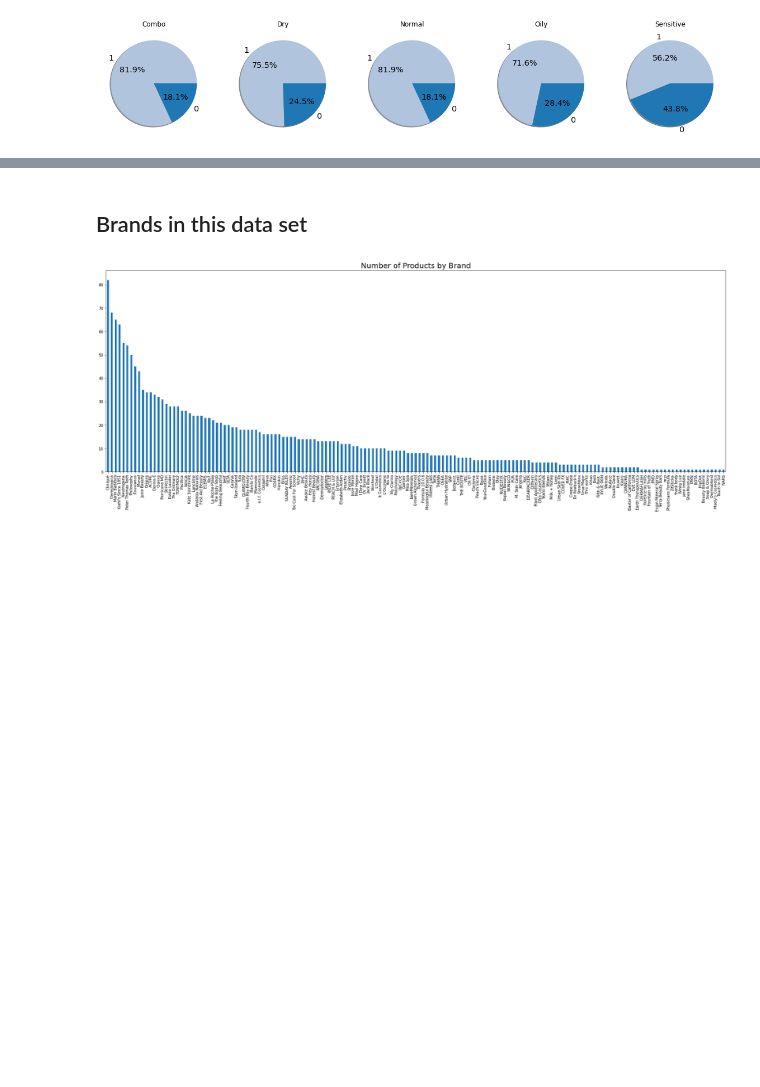
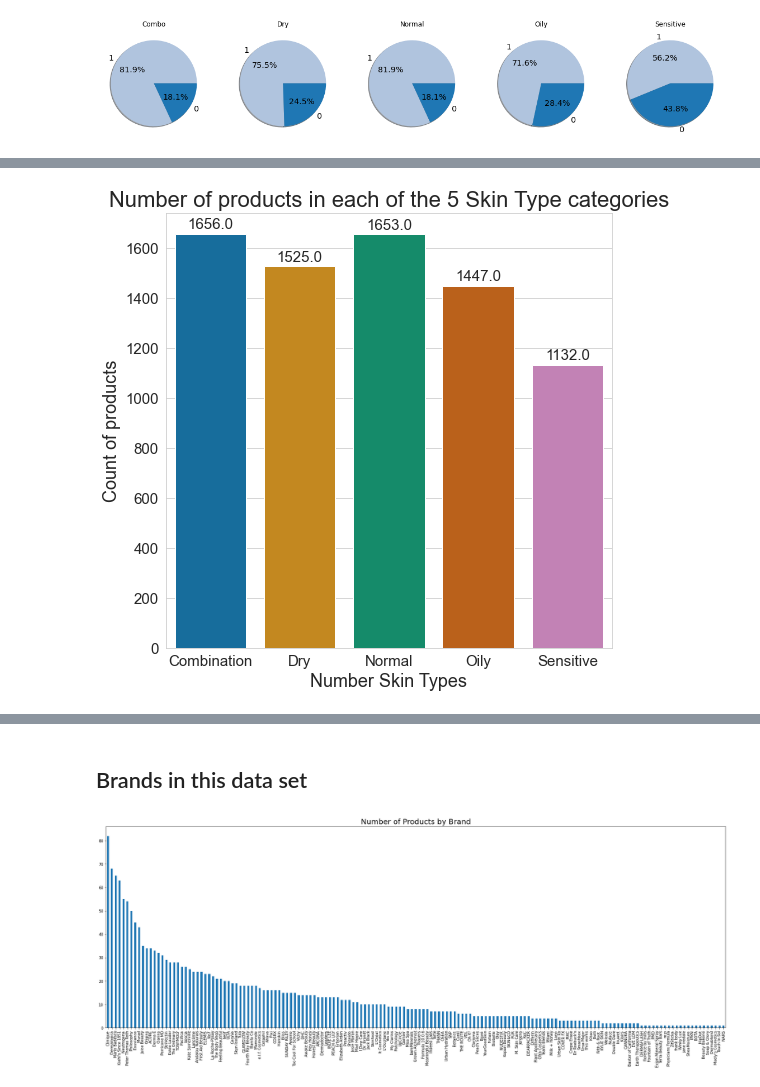
Before and after one commit to ZaneFadul/skincare_classification, a Jupyter notebook: 2.Preprocessing/Step3_Exploratory_Analysis.ipynb, the cells around one changed output, grey strips where cells are left out. Cells and saved outputs as stored; diff of their text form; code cells hidden in the pictures; blank space fills up the shorter version.

```diff
--- a/2.Preprocessing/Step3_Exploratory_Analysis.ipynb
+++ b/2.Preprocessing/Step3_Exploratory_Analysis.ipynb
@@ -61,3 +73,26 @@ plt.savefig('Skin_type_frequenct.png')
+# %%
+Counts = []
+s_type = ["Combination", "Dry", "Normal", "Oily", "Sensitive"]
+for s in s_type:
+    count = data[s].value_counts()[1]
+    Counts.append(count)
+
+plt.figure(figsize=(8, 8))
+plt.title ("Number of products in each of the 5 Skin Type categories", fontsize = 22)
+plot = sns.barplot(x = s_type, y = Counts, palette='colorblind')
+plot.tick_params(labelsize=15)
+plt.xlabel("Number Skin Types", fontsize = 18)
+plt.ylabel("Count of products", fontsize = 18)
+for p in plot.patches:
+    plot.annotate(format(p.get_height(), '.1f'),
+                   (p.get_x() + p.get_width() / 2., p.get_height()),
+                   ha = 'center', va = 'center',
+                   xytext = (0, 9),
+                   textcoords = 'offset points', fontsize = 15)
+plt.show()
+plot.figure.savefig('count_of_categories.png')
+# %% [output]
+[figure, added]
 # %%
 Antioxidants
 Emollients
```
Also changed, not shown: parts of 4 cells of this notebook, 3 other files.
